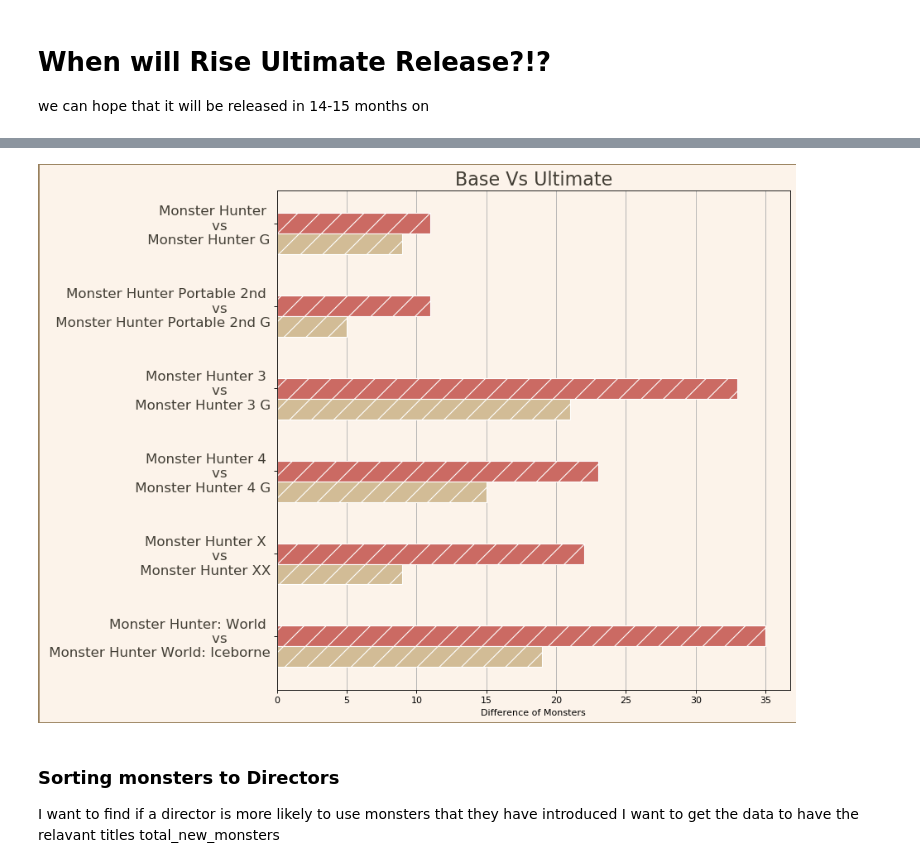
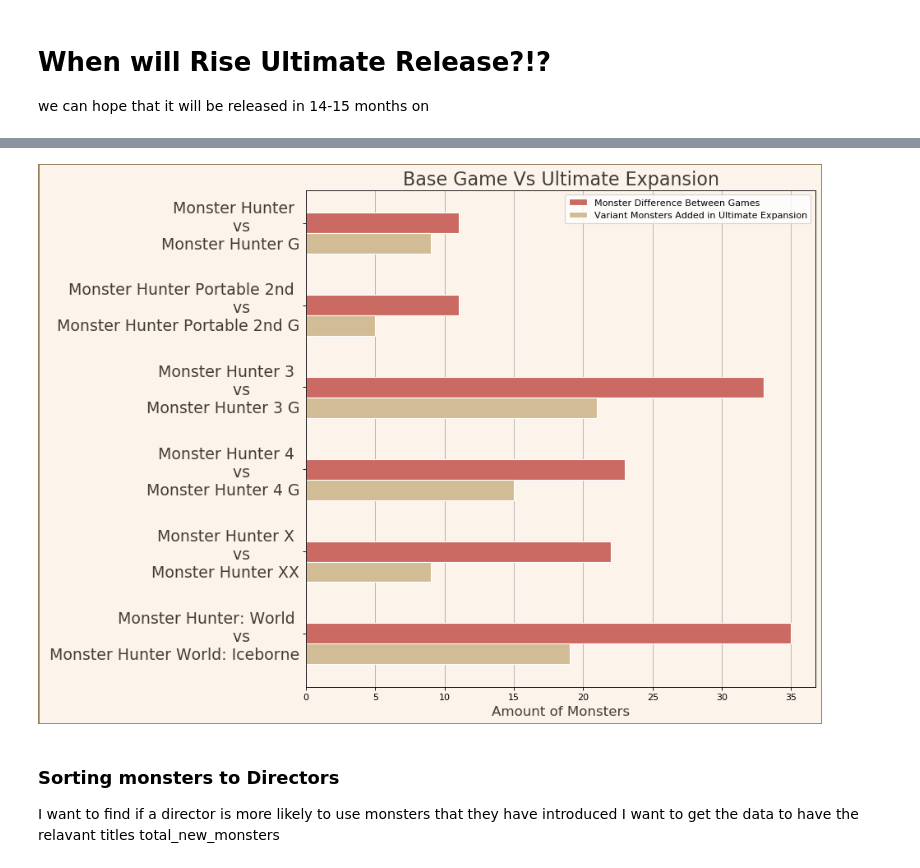
Before and after one commit to Piercson/Monster-Hunter-Data, a Jupyter notebook: MonsterHunter.ipynb, the cells around one changed output, grey strips where cells are left out. Drawn from its saved outputs; the diff is of its cells as text; code cells hidden in the pictures.

Commit message:
M figure.py/make_base_ultimate_figure

```diff
--- a/MonsterHunter.ipynb
+++ b/MonsterHunter.ipynb
@@ -465,35 +421,36 @@ game_date_data.drop('index',axis=1)
 # %%
 
 labels = ['Monster Hunter \nvs          \n Monster Hunter G',
           'Monster Hunter Portable 2nd \nvs          \n Monster Hunter Portable 2nd G',
           'Monster Hunter 3 \nvs          \n Monster Hunter 3 G',
           'Monster Hunter 4 \nvs          \n Monster Hunter 4 G',
           'Monster Hunter X \nvs          \n Monster Hunter XX',
           'Monster Hunter: World \nvs          \n Monster Hunter World: Iceborne']
 monsters_diff = base_ultimate['Monster Difference']
 var_monster_diff = base_ultimate['Variant Monster Difference']
 fig, ax = plt.subplots(figsize=(10, 10), dpi=80)
 ax.grid(axis='x', zorder=0)
 width = 0.25
 rects1 = np.arange(len(labels))
 rects2 = [x + width for x in rects1]
-ax.barh(rects1, monsters_diff, height=width, edgecolor='white', label='Total Monsters', color='#cb6a63', hatch='/',zorder=2)
-ax.barh(rects2, var_monster_diff, height=width, edgecolor='white', label='Total Monsters', color='#d2bc96', hatch='/',zorder=2)
+ax.barh(rects1, monsters_diff, height=width, edgecolor='white', label='Total Monsters', color='#cb6a63', hatch='',zorder=2)
+ax.barh(rects2, var_monster_diff, height=width, edgecolor='white', label='Total Monsters', color='#d2bc96', hatch='',zorder=2)
 ax.set_yticks(rects1)
-ax.set_yticklabels(labels, fontsize='15', color='#423e35')
+ax.set_yticklabels(labels, fontsize='17', color='#423e35')
 ax.invert_yaxis()
-ax.set_title('Base Vs Ultimate', color='#423e35', fontsize='20')
-ax.set_xlabel('Difference of Monsters')
+ax.set_title('Base Game Vs Ultimate Expansion', color='#423e35', fontsize='20')
+ax.set_xlabel('Amount of Monsters',fontsize='15',color='#423e35')
 ax.set_facecolor('#fcf3ea')
+ax.legend(['Monster Difference Between Games','Variant Monsters Added in Ultimate Expansion'])
 fig.set_facecolor('#fcf3ea')
 fig.set_edgecolor(color='#98805c')
 fig.patch.set_linewidth('1')
 fig.savefig('Figures/base_vs_ultimate.png',
             facecolor=fig.get_facecolor(),
             edgecolor=fig.get_edgecolor(),
             bbox_inches="tight")
 # %% [output]
-[figure, old version]
+[figure, new version]
 # %% [markdown]
 ### Sorting monsters to Directors
 I want to find if a director is more likely to use monsters that they have introduced
```
Also changed, not shown: parts of 4 cells of this notebook, 4 other files.
